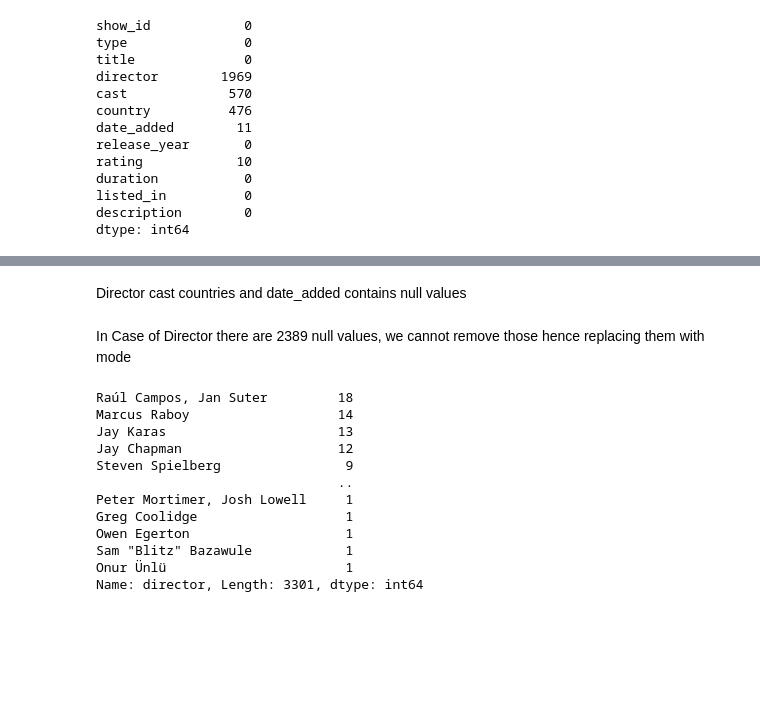
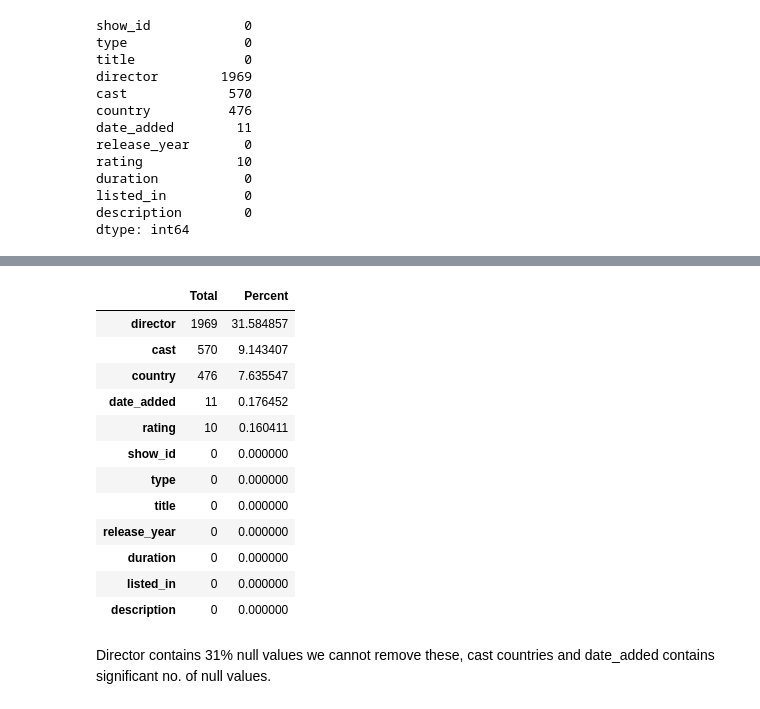
Before and after one commit to anshu57/Netflix-Movies-and-TV-shows-Clustering-Unsupervised-Machine-Learning, a Jupyter notebook: NETFLIX_MOVIES_AND_TV_SHOWS_CLUSTERING.ipynb, the cells around one changed output, grey strips where cells are left out. Cells and saved outputs as stored; diff of their text form; code cells hidden in the pictures; blank space fills up the shorter version.

```diff
--- a/NETFLIX_MOVIES_AND_TV_SHOWS_CLUSTERING.ipynb
+++ b/NETFLIX_MOVIES_AND_TV_SHOWS_CLUSTERING.ipynb
@@ -122,19 +146,22 @@ dataset.drop_duplicates('title')
+# %%
+#Calculating the percentage of NULL of values in each column
+total = dataset.isnull().sum().sort_values(ascending=False)
+percent = (dataset.isnull().sum()/6234).sort_values(ascending=False) * 100
+missing_data = pd.concat([total, percent], axis=1, keys=['Total', 'Percent'])
+missing_data
+# %% [output]
+|  | Total | Percent |
+| director | 1969 | 31.584857 |
+| cast | 570 | 9.143407 |
+| country | 476 | 7.635547 |
+| date_added | 11 | 0.176452 |
+| rating | 10 | 0.160411 |
+| show_id | 0 | 0.000000 |
+| type | 0 | 0.000000 |
+| title | 0 | 0.000000 |
+| release_year | 0 | 0.000000 |
+| duration | 0 | 0.000000 |
+| listed_in | 0 | 0.000000 |
+| description | 0 | 0.000000 |
 # %% [markdown]
-Director cast countries and date_added contains null values
+Director contains 31% null values we cannot remove these, cast countries and date_added contains significant no. of null values.
-# %% [markdown]
-In Case of Director there are 2389 null values, we cannot remove those hence replacing them with mode
-# %%
-dataset['director'].value_counts()
-# %% [output]
-Raúl Campos, Jan Suter         18
-Marcus Raboy                   14
-Jay Karas                      13
-Jay Chapman                    12
-Steven Spielberg                9
-                               ..
-Peter Mortimer, Josh Lowell     1
-Greg Coolidge                   1
-Owen Egerton                    1
-Sam "Blitz" Bazawule            1
-Onur Ünlü                       1
-Name: director, Length: 3301, dtype: int64
```
Also changed, not shown: parts of 12 cells of this notebook.
